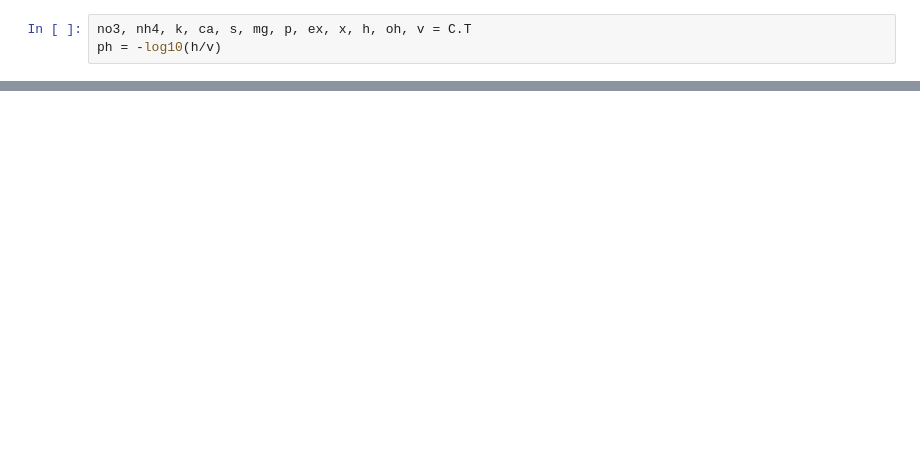
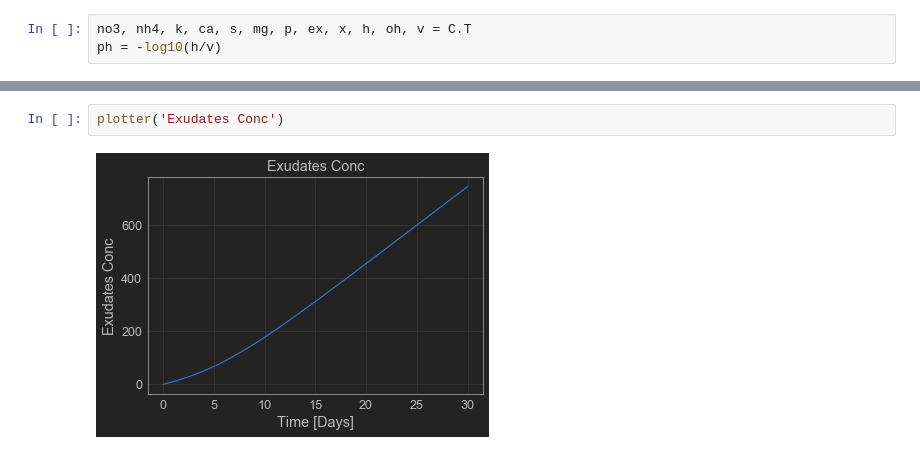
Before and after one commit to reubens9/CSC4102020, a Jupyter notebook: Plant growth model/PlantGrowthModel.ipynb, the cells around one changed output, grey strips where cells are left out. Cells and saved outputs as stored; diff of their text form; blank space fills up the shorter version.

```diff
--- a/Plant growth model/PlantGrowthModel.ipynb
+++ b/Plant growth model/PlantGrowthModel.ipynb
@@ -296,0 +340,4 @@ plt.show()
+# %%
+plotter('Exudates Conc')
+# %% [output]
+[figure, added]
```
Also changed, not shown: parts of 26 cells of this notebook, 3 other files.
